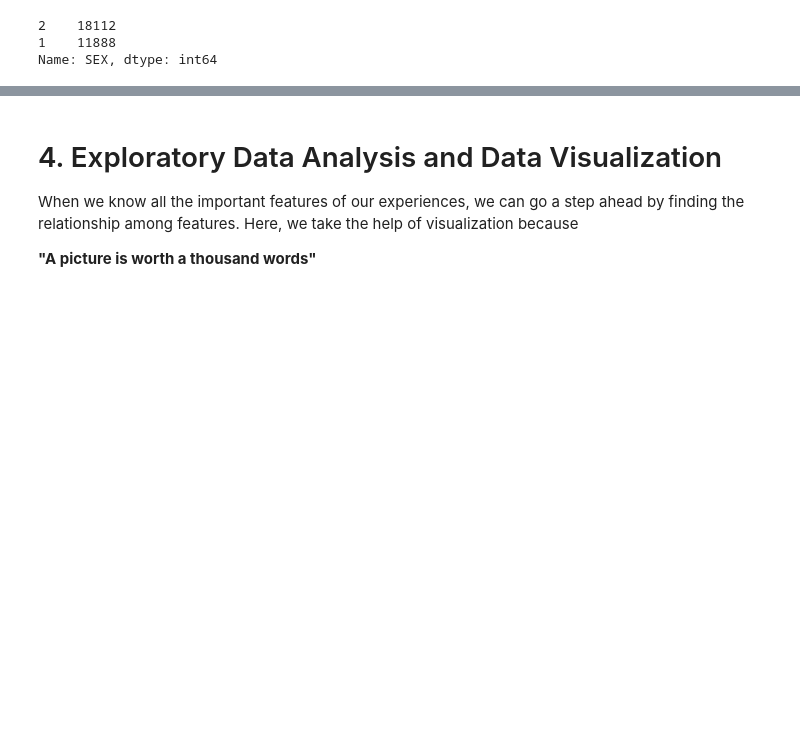
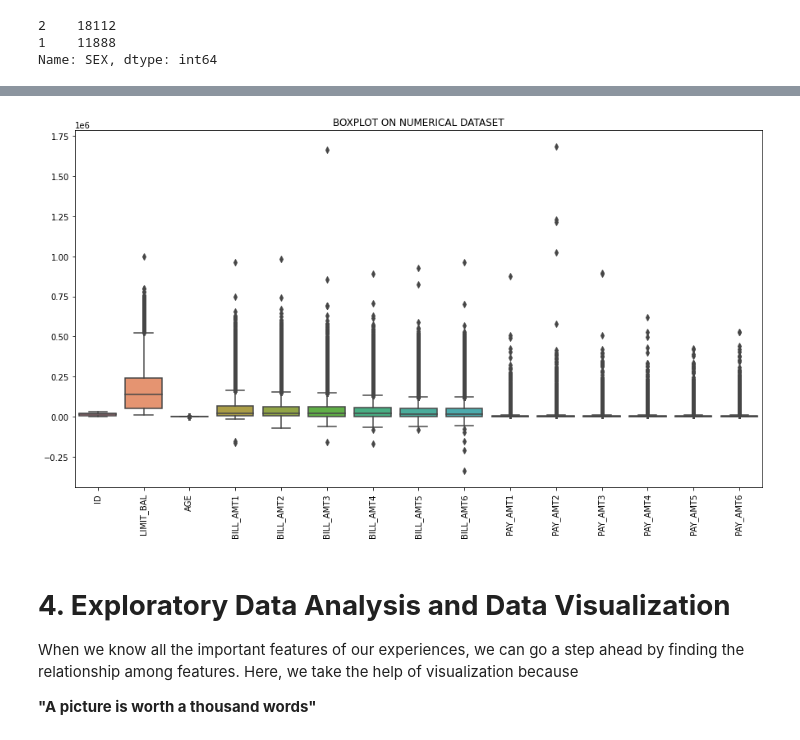
Before and after one commit to Sharaffin/Credit-card-default-prediction, a Jupyter notebook: credit_card_default_prediction.ipynb, the cells around one changed output, grey strips where cells are left out. Drawn from its saved outputs; the diff is of its cells as text; code cells hidden in the pictures; blank space fills up the shorter version.

```diff
--- a/credit_card_default_prediction.ipynb
+++ b/credit_card_default_prediction.ipynb
@@ -267,3 +269,8 @@ outliers
 # %% [markdown]
 # **3.4 Check categorical columns**
 Next, we will check these 3 columns: SEX', 'EDUCATION' and 'MARRIAGE'. The 'SEX' column looks good, while 'EDUCATION' and 'MARRIAGE' columns have some unregulated data and 'EDUCATION' column has duplicated values in different codes.
+# %%
+categorical_data = []
+for i in df.columns:
+  if len(df[i].unique()) <= 15:
+    categorical_data.append(i)
@@ -307,0 +315,4 @@ Name: EDUCATION, dtype: int64
+# %%
+df['EDUCATION']=np.where(df['EDUCATION'] == 0, 4, df['EDUCATION'])
+df['EDUCATION']=np.where(df['EDUCATION'] == 5, 4, df['EDUCATION'])
+df['EDUCATION']=np.where(df['EDUCATION'] == 6, 4, df['EDUCATION'])
@@ -327,0 +349,5 @@ Name: SEX, dtype: int64
+# %%
+numerical_data = []
+for i in df.columns:
+  if len(df[i].unique()) > 15:
+    numerical_data.append(i)
@@ -328,5 +372,14 @@ Name: SEX, dtype: int64
+# %%
+# Box plot on Numerical Dataset
+plt.figure(figsize=(15, 8))
+sns.boxplot(data = df[numerical_data])
+plt.xticks(rotation = "vertical")
+plt.title("BOXPLOT ON NUMERICAL DATASET")
+plt.show()
+# %% [output]
+[figure, added]
 # %% [markdown]
-# 4. Exploratory Data Analysis and Data Visualization
+# **4. Exploratory Data Analysis and Data Visualization**
 
 When we know all the important features of our experiences, we can go a step ahead by finding the relationship among features. Here, we take the help of visualization because
 
```
Also changed, not shown: parts of 122 cells of this notebook.
